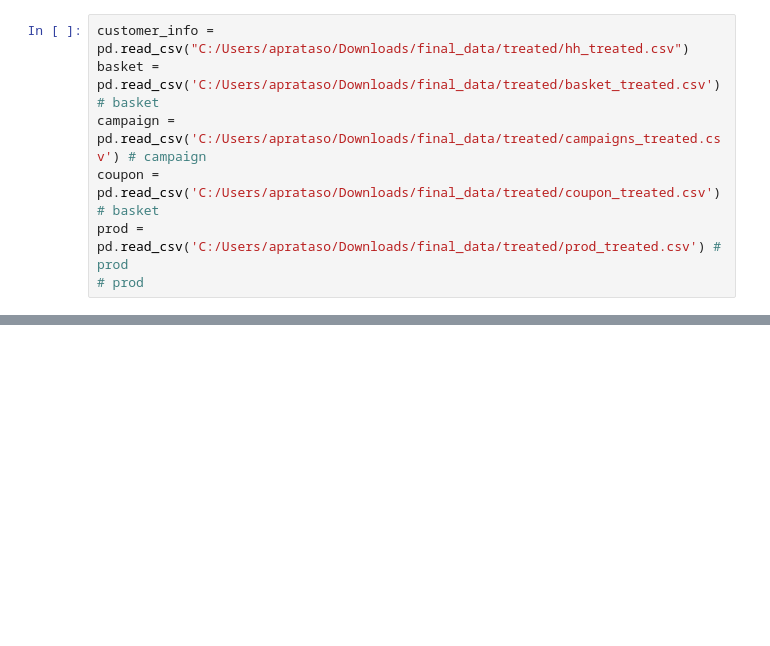
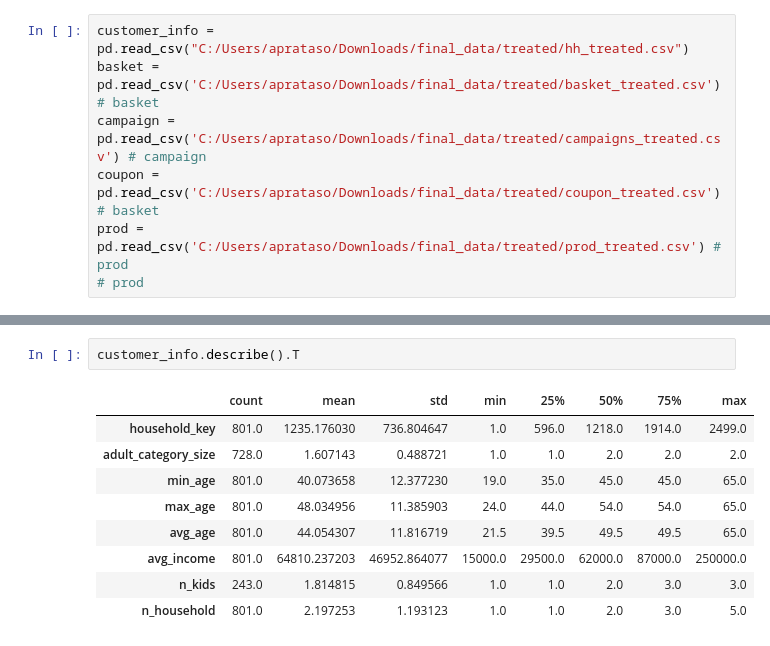
Before and after one commit to antoniooliveira03/Projects, a Jupyter notebook: NTT Project/02_EDA.ipynb, the cells around one changed output, grey strips where cells are left out. Saved outputs shown, nothing was run; the diff lists cells and outputs as text; blank space fills up the shorter version.

```diff
--- a/NTT Project/02_EDA.ipynb
+++ b/NTT Project/02_EDA.ipynb
@@ -10 +19,13 @@ prod = pd.read_csv('C:/Users/aprataso/Downloads/final_data/treated/prod_treated.
+# %%
+customer_info.describe().T
+# %% [output]
+|  | count | mean | std | min | 25% | 50% | 75% | max |
+| household_key | 801.0 | 1235.176030 | 736.804647 | 1.0 | 596.0 | 1218.0 | 1914.0 | 2499.0 |
+| adult_category_size | 728.0 | 1.607143 | 0.488721 | 1.0 | 1.0 | 2.0 | 2.0 | 2.0 |
+| min_age | 801.0 | 40.073658 | 12.377230 | 19.0 | 35.0 | 45.0 | 45.0 | 65.0 |
+| max_age | 801.0 | 48.034956 | 11.385903 | 24.0 | 44.0 | 54.0 | 54.0 | 65.0 |
+| avg_age | 801.0 | 44.054307 | 11.816719 | 21.5 | 39.5 | 49.5 | 49.5 | 65.0 |
+| avg_income | 801.0 | 64810.237203 | 46952.864077 | 15000.0 | 29500.0 | 62000.0 | 87000.0 | 250000.0 |
+| n_kids | 243.0 | 1.814815 | 0.849566 | 1.0 | 1.0 | 2.0 | 3.0 | 3.0 |
+| n_household | 801.0 | 2.197253 | 1.193123 | 1.0 | 1.0 | 2.0 | 3.0 | 5.0 |
 # %%
```
Also changed, not shown: parts of 13 cells of this notebook, 2 other files.
